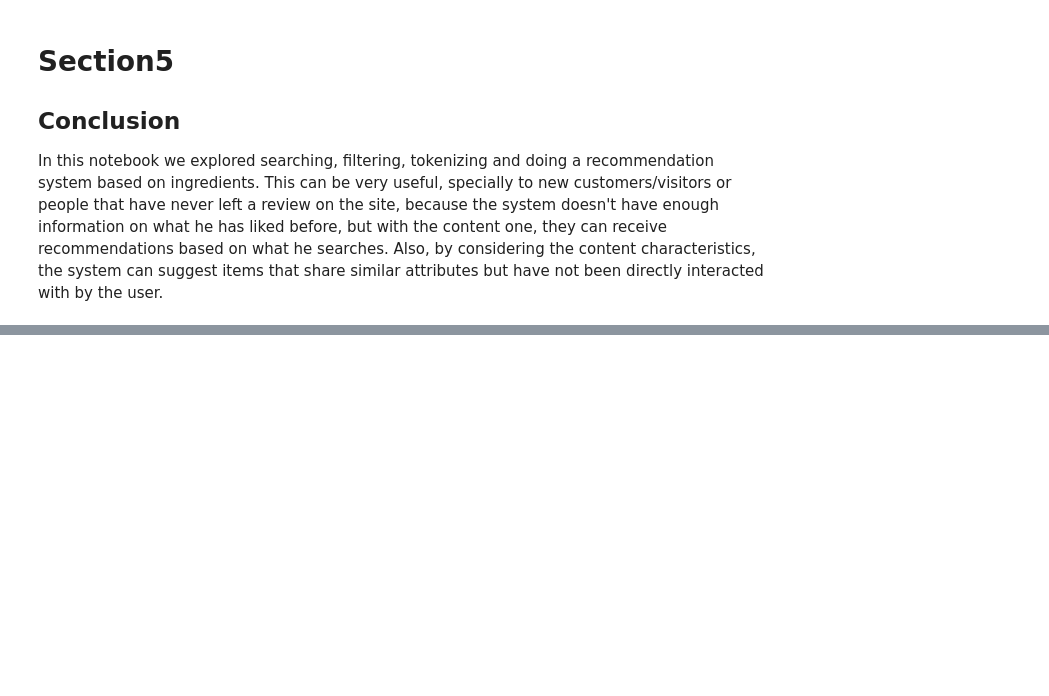
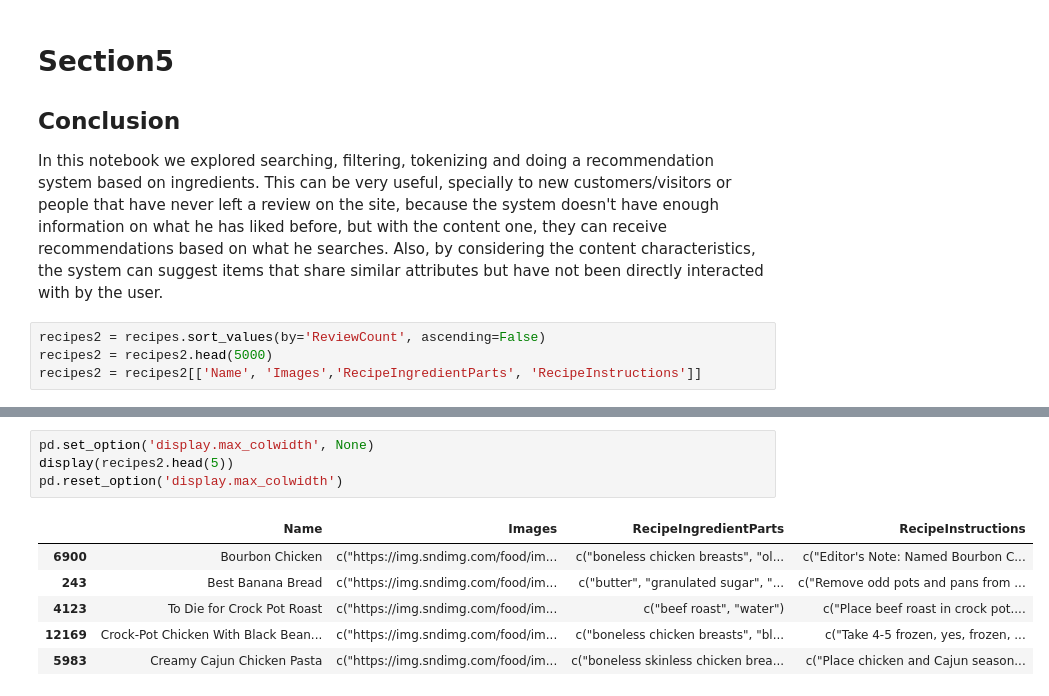
Before and after one commit to AJ-Gagliardo/recipe_recommendation, a Jupyter notebook: Antonio_Gagliardo_Recipe_02_Content_Recommendation_System.ipynb, the cells around one changed output, grey strips where cells are left out. Drawn from its saved outputs; the diff is of its cells as text; blank space fills up the shorter version.

```diff
--- a/Antonio_Gagliardo_Recipe_02_Content_Recommendation_System.ipynb
+++ b/Antonio_Gagliardo_Recipe_02_Content_Recommendation_System.ipynb
@@ -644,3 +653,7 @@ Everything works as planned! So bon appetit with the recipes that you can get fr
 ## Conclusion
 
 In this notebook we explored searching, filtering, tokenizing and doing a recommendation system based on ingredients. This can be very useful, specially to new customers/visitors or people that have never left a review on the site, because the system doesn't have enough information on what he has liked before, but with the content one, they can receive recommendations based on what he searches. Also, by considering the content characteristics, the system can suggest items that share similar attributes but have not been directly interacted with by the user.
+# %%
+recipes2 = recipes.sort_values(by='ReviewCount', ascending=False)
+recipes2 = recipes2.head(5000)
+recipes2 = recipes2[['Name', 'Images','RecipeIngredientParts', 'RecipeInstructions']]
@@ -646,0 +670,11 @@ In this notebook we explored searching, filtering, tokenizing and doing a recomm
+# %%
+pd.set_option('display.max_colwidth', None)
+display(recipes2.head(5))
+pd.reset_option('display.max_colwidth')
+# %% [output]
+|  | Name | Images | RecipeIngredientParts | RecipeInstructions |
+| 6900 | Bourbon Chicken | c("https://img.sndimg.com/food/im... | c("boneless chicken breasts", "ol... | c("Editor's Note: Named Bourbon C... |
+| 243 | Best Banana Bread | c("https://img.sndimg.com/food/im... | c("butter", "granulated sugar", "... | c("Remove odd pots and pans from ... |
+| 4123 | To Die for Crock Pot Roast | c("https://img.sndimg.com/food/im... | c("beef roast", "water") | c("Place beef roast in crock pot.... |
+| 12169 | Crock-Pot Chicken With Black Bean... | c("https://img.sndimg.com/food/im... | c("boneless chicken breasts", "bl... | c("Take 4-5 frozen, yes, frozen, ... |
+| 5983 | Creamy Cajun Chicken Pasta | c("https://img.sndimg.com/food/im... | c("boneless skinless chicken brea... | c("Place chicken and Cajun season... |
```
Also changed, not shown: parts of 19 cells of this notebook, 13 other files.
